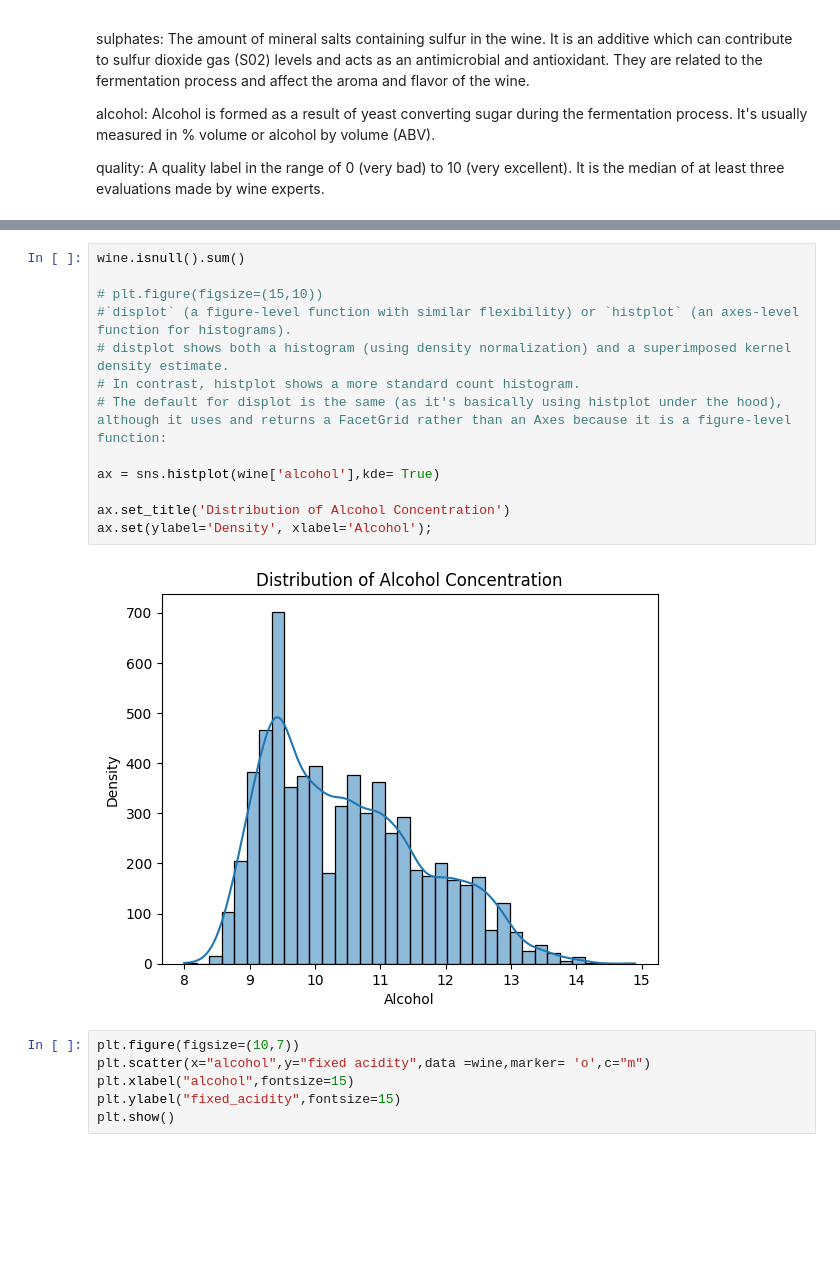
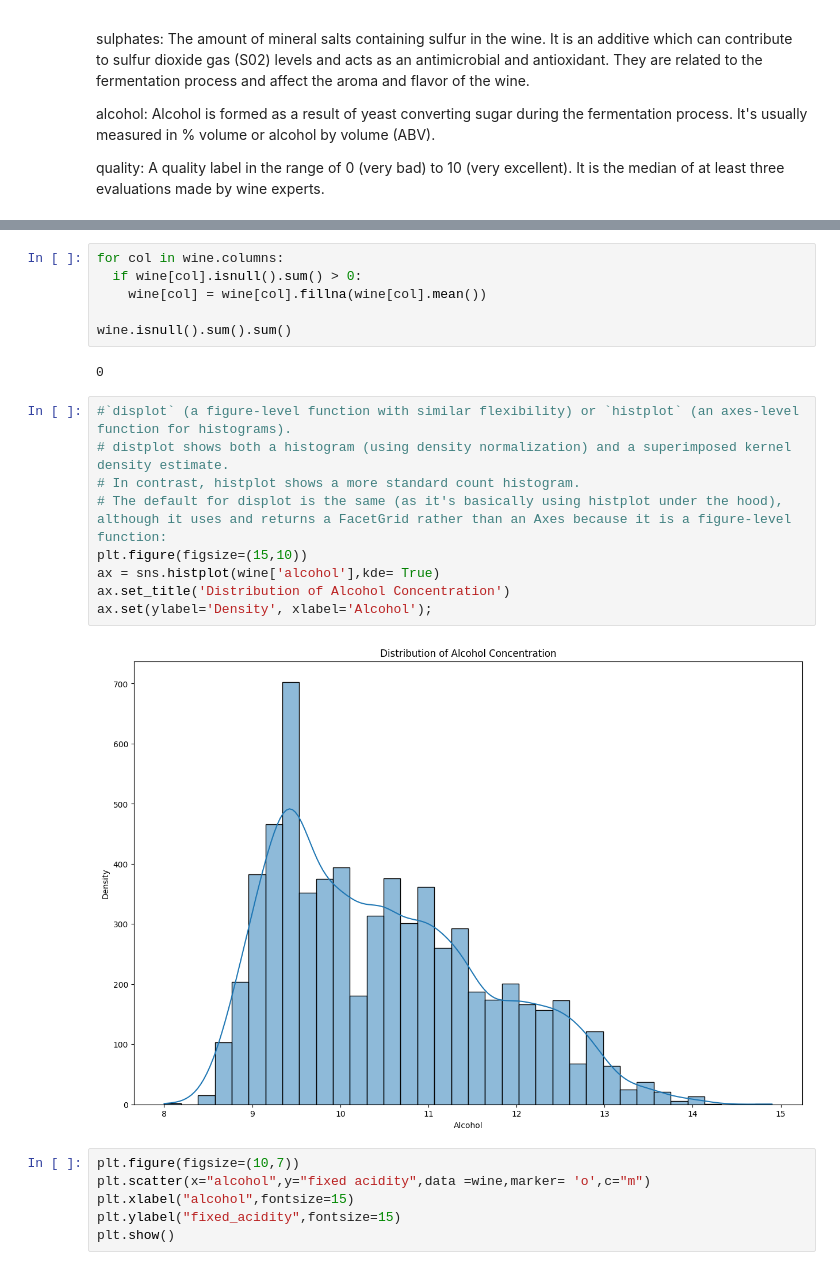
Before and after one commit to Nrj27/CodeClause_WineQualityPrediction, a Jupyter notebook: Wine Quality Prediction.ipynb, the cells around one changed output, grey strips where cells are left out. Saved outputs shown, nothing was run; the diff lists cells and outputs as text; blank space fills up the shorter version.

```diff
--- a/Wine Quality Prediction.ipynb
+++ b/Wine Quality Prediction.ipynb
@@ -83,18 +106,22 @@ memory usage: 660.0+ KB
+# %%
+for col in wine.columns:
+  if wine[col].isnull().sum() > 0:
+    wine[col] = wine[col].fillna(wine[col].mean())
+
+wine.isnull().sum().sum()
+# %% [output]
+0
 # %%
-wine.isnull().sum()
-
-# plt.figure(figsize=(15,10))
 #`displot` (a figure-level function with similar flexibility) or `histplot` (an axes-level function for histograms).
 # distplot shows both a histogram (using density normalization) and a superimposed kernel density estimate.
 # In contrast, histplot shows a more standard count histogram.
 # The default for displot is the same (as it's basically using histplot under the hood), although it uses and returns a FacetGrid rather than an Axes because it is a figure-level function:
-
+plt.figure(figsize=(15,10))
 ax = sns.histplot(wine['alcohol'],kde= True)
-
 ax.set_title('Distribution of Alcohol Concentration')
 ax.set(ylabel='Density', xlabel='Alcohol');
 # %% [output]
-[figure, old version]
+[figure, new version]
 # %%
 plt.figure(figsize=(10,7))
 plt.scatter(x="alcohol",y="fixed acidity",data =wine,marker= 'o',c="m")
```
Also changed, not shown: parts of 19 cells of this notebook.
